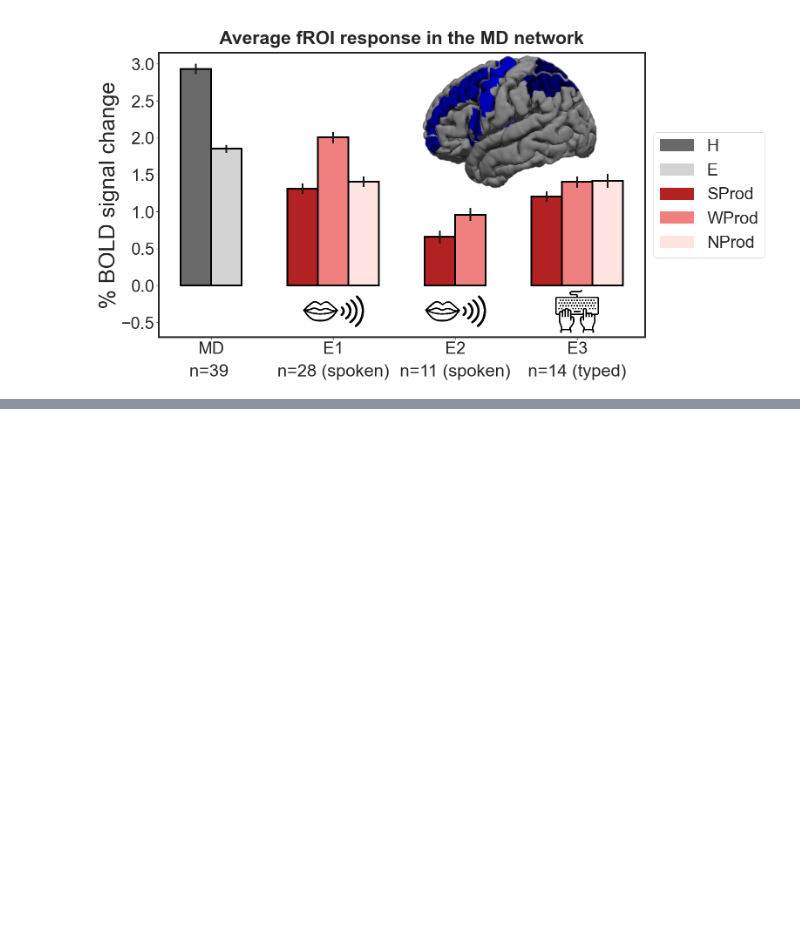
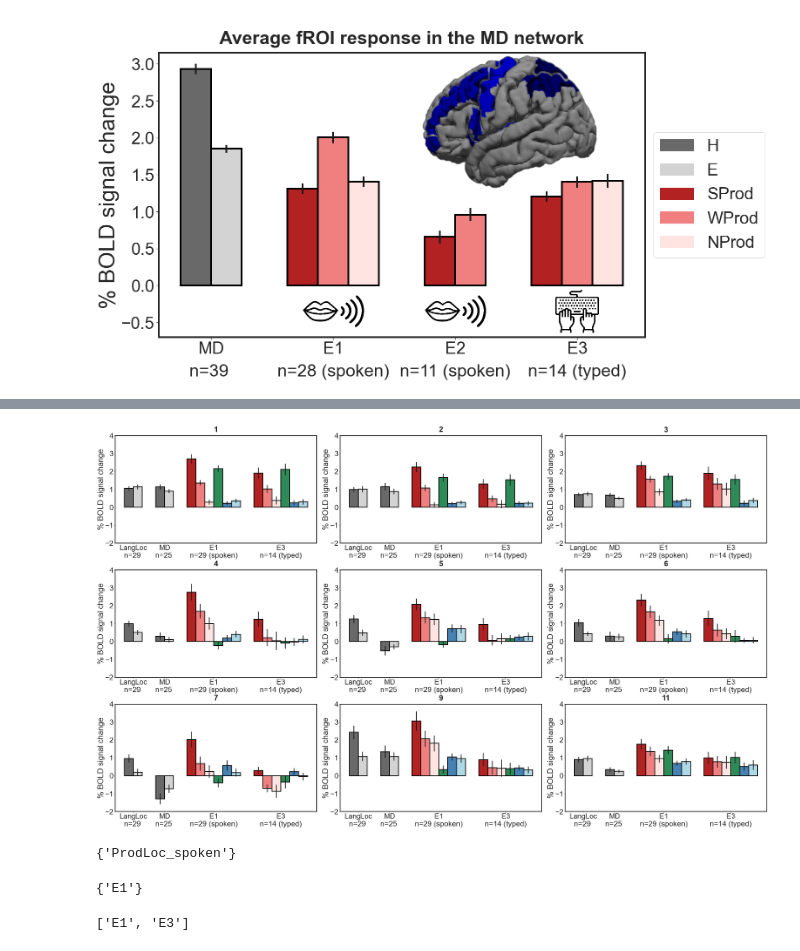
Before and after one commit to jennhu/LanguageProduction, a Jupyter notebook: figures/code/production_paper_fROI_response_figures.ipynb, the cells around one changed output, grey strips where cells are left out. Drawn from its saved outputs; the diff is of its cells as text; code cells hidden in the pictures; blank space fills up the shorter version.

Commit message:
add figure for production fROIs

```diff
--- a/figures/code/production_paper_fROI_response_figures.ipynb
+++ b/figures/code/production_paper_fROI_response_figures.ipynb
@@ -654,50 +659,68 @@ networks = ['production'] #which network to include in data
 hemispheres = ["LH","RH"] #which hemisphere to include in data
 ROIs = [1,2,3,4,5,6,7,9,11]
 
-experiment_names = ["E1","E3"]
-new_exp_names = ["E1","E3"] #one to one correspondence with above list, replacement names
+#read in the csv with all data
+all_indiv_data = pd.read_csv('../../data/fMRI_all_indiv_production_data.csv')
 
-conditions = {"E1": ["SProd","WProd","NProd","VisEvSem","SComp","WComp"],
-             "E3": ["SProd","WProd","NProd","VisEvSem","SComp","WComp"]
+experiment_names = ["LangLoc","MD","E1","E3"]
+new_exp_names = ["LangLoc","MD","E1","E3"] #one to one correspondence with above list, replacement names
+
+conditions = {"LangLoc":["S","N"],
+              "MD":["H","E"],
+              "E1": ["SProd","WProd","NProd","VisEvSem","SComp","WComp"],
+              "E3": ["SProd","WProd","NProd","VisEvSem","SComp","WComp"]
              }
 
-criticalTasks = ["spWM","langloc","ProdLoc_spoken","ProdLoc_typed"] #target criticalTasks in the expts
-consolidated_expt = "langloc" #expt that has consolidated data across all the experiments
+criticalTasks = ["langloc","spWM","ProdLoc_spoken","ProdLoc_typed"] #target criticalTasks in the expts
+consolidated_expt = None#expt that has consolidated data across all the experiments
 
 #create layout for the full figure
-fig = plt.figure(figsize=(50,12.5),constrained_layout=True)
-gs1 = fig.add_gridspec(nrows=3, ncols=3, left=0.05, right=0.48, wspace=0.05)
+fig = plt.figure(figsize=(50,30),constrained_layout=True)
+gs1 = fig.add_gridspec(nrows=6, ncols=6, left=0.05, right=0.48, wspace=0.05)
 #fig_ax1 = fig.add_subplot(gs1[0:3,1:5])
 
 
 col_idx= [0,2,4]
-row_idx= [0]
+row_idx= [0,2,4]
 
-ylim = (0,5.3)
+ylim = (-2,4)
 
 ROI_idx = 0
 for row in row_idx:
     for col in col_idx:
         if(ROI_idx<len(ROIs)):
             fig_ax = fig.add_subplot(gs1[row:row+2,col:col+2])
             indiv_data = prep_data(all_indiv_data, consolidated_expt,networks, hemispheres, [ROIs[ROI_idx]], conditions, criticalTasks, experiment_names, new_exp_names)
             #get name of ROI for plotting and to get correct brain image
             #print(indiv_data)
             ROI_name = "".join(pd.unique(indiv_data.ROI_name))
-            brain_image = "../images/lowlevel_speaking_fROI_"+ROI_name+".png"
-            ROI_name=""
+            brain_image = ""#"../images/lowlevel_speaking_fROI_"+ROI_name+".png"
             #hemi = "".join(pd.unique(indiv_data.Hemisphere))
             #ROI_name = ROI_name+ " ("+hemi+")"
             plot_data(ax=fig_ax,
                      data=indiv_data,
                      data_title=ROI_name,
-                     network = 'lowlevel_speaking',
+                     network = 'production',
                      brain_image = brain_image,
                      expt_order = new_exp_names,
                      conditions = conditions,
                      plot_labels = True,
-                     plot_legend=True,
+                     plot_legend=False,
                      ylim=ylim)
         ROI_idx= ROI_idx+1
 
-plt.savefig("../figures/lowlevel_speaking_fig.tiff", bbox_inches = 'tight')
+plt.savefig("../figures/production_fig.tiff", bbox_inches = 'tight')
+# %% [output]
+[figure, added]
+# %%
+set(indiv_data.CriticalTask)
+# %% [output]
+{'ProdLoc_spoken'}
+# %%
+set(indiv_data.Expt)
+# %% [output]
+{'E1'}
+# %%
+experiment_names
+# %% [output]
+['E1', 'E3']
```
Also changed, not shown: parts of 5 cells of this notebook, 3 other files.
